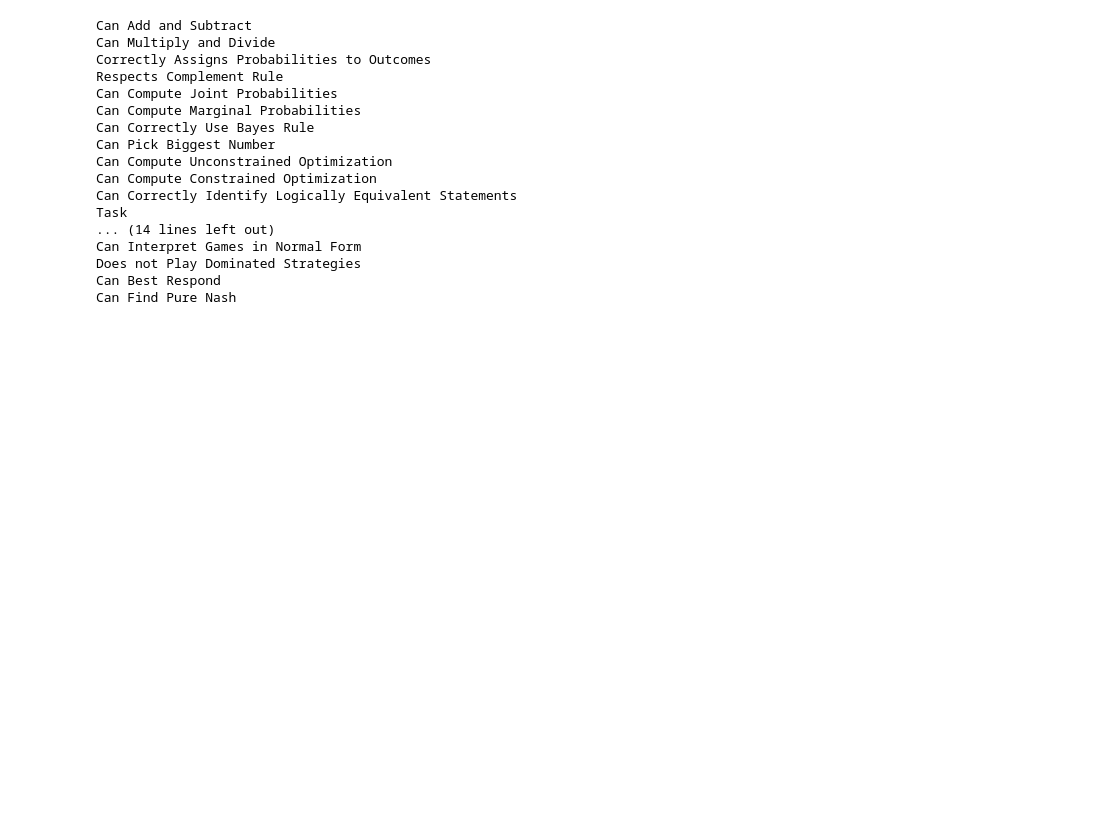
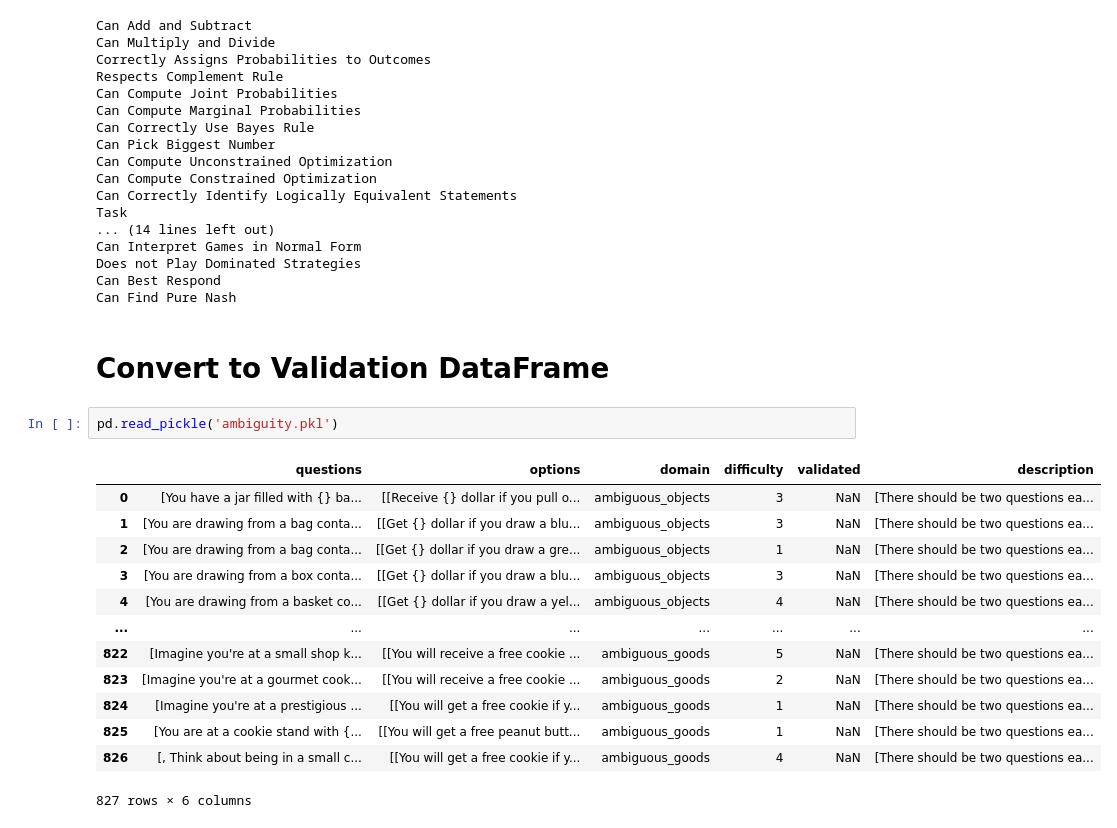
Before and after one commit to narunraman/benchmark_webapp, a Jupyter notebook: data/gen_data.ipynb, the cells around one changed output. Saved outputs shown, nothing was run; the diff lists cells and outputs as text; blank space fills up the shorter version.

```diff
--- a/data/gen_data.ipynb
+++ b/data/gen_data.ipynb
@@ -124,3 +127,21 @@ Can Interpret Games in Normal Form
 Does not Play Dominated Strategies
 Can Best Respond
 Can Find Pure Nash
+# %% [markdown]
+# Convert to Validation DataFrame
+# %%
+pd.read_pickle('ambiguity.pkl')
+# %% [output]
+|  | questions | options | domain | difficulty | validated | description |
+| 0 | [You have a jar filled with {} ba... | [[Receive {} dollar if you pull o... | ambiguous_objects | 3 | NaN | [There should be two questions ea... |
+| 1 | [You are drawing from a bag conta... | [[Get {} dollar if you draw a blu... | ambiguous_objects | 3 | NaN | [There should be two questions ea... |
+| 2 | [You are drawing from a bag conta... | [[Get {} dollar if you draw a gre... | ambiguous_objects | 1 | NaN | [There should be two questions ea... |
+| 3 | [You are drawing from a box conta... | [[Get {} dollar if you draw a blu... | ambiguous_objects | 3 | NaN | [There should be two questions ea... |
+| 4 | [You are drawing from a basket co... | [[Get {} dollar if you draw a yel... | ambiguous_objects | 4 | NaN | [There should be two questions ea... |
+| ... | ... | ... | ... | ... | ... | ... |
+| 822 | [Imagine you're at a small shop k... | [[You will receive a free cookie ... | ambiguous_goods | 5 | NaN | [There should be two questions ea... |
+| 823 | [Imagine you're at a gourmet cook... | [[You will receive a free cookie ... | ambiguous_goods | 2 | NaN | [There should be two questions ea... |
+| 824 | [Imagine you're at a prestigious ... | [[You will get a free cookie if y... | ambiguous_goods | 1 | NaN | [There should be two questions ea... |
+| 825 | [You are at a cookie stand with {... | [[You will get a free peanut butt... | ambiguous_goods | 1 | NaN | [There should be two questions ea... |
+| 826 | [, Think about being in a small c... | [[You will get a free cookie if y... | ambiguous_goods | 4 | NaN | [There should be two questions ea... |
+827 rows × 6 columns
```
Also changed, not shown: parts of 8 cells of this notebook, 5 other files.
